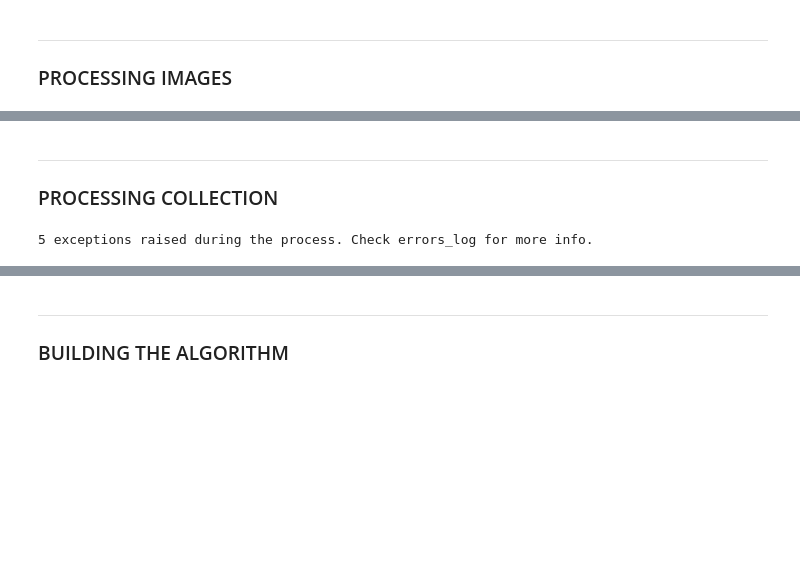
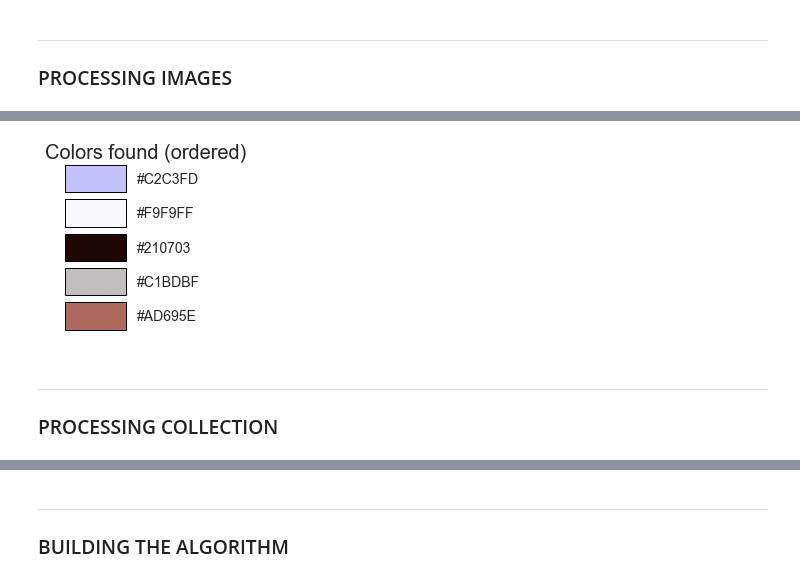
Before and after one commit to mabatalla/IA_in_a_museum, a Jupyter notebook: notebooks/00_basic_operations.ipynb, the cells around one changed output, grey strips where cells are left out. Cells and saved outputs as stored; diff of their text form; code cells hidden in the pictures; blank space fills up the shorter version.

```diff
--- a/notebooks/00_basic_operations.ipynb
+++ b/notebooks/00_basic_operations.ipynb
@@ -66,9 +71,7 @@ plt.imshow(img);
 # %%
-RGB, HEX = color_clustering(img, 5, show_chart=True)
+colors = color_clustering(img, num_of_colors=5, show_chart=True)
+# %% [output]
+[figure, added]
 # %% [markdown]
 ___
 ### PROCESSING COLLECTION
-# %%
-data, errors_log = process_collection(collection)
-# %% [output]
-5 exceptions raised during the process. Check errors_log for more info.
```
Also changed, not shown: parts of 16 cells of this notebook, 23 other files.
